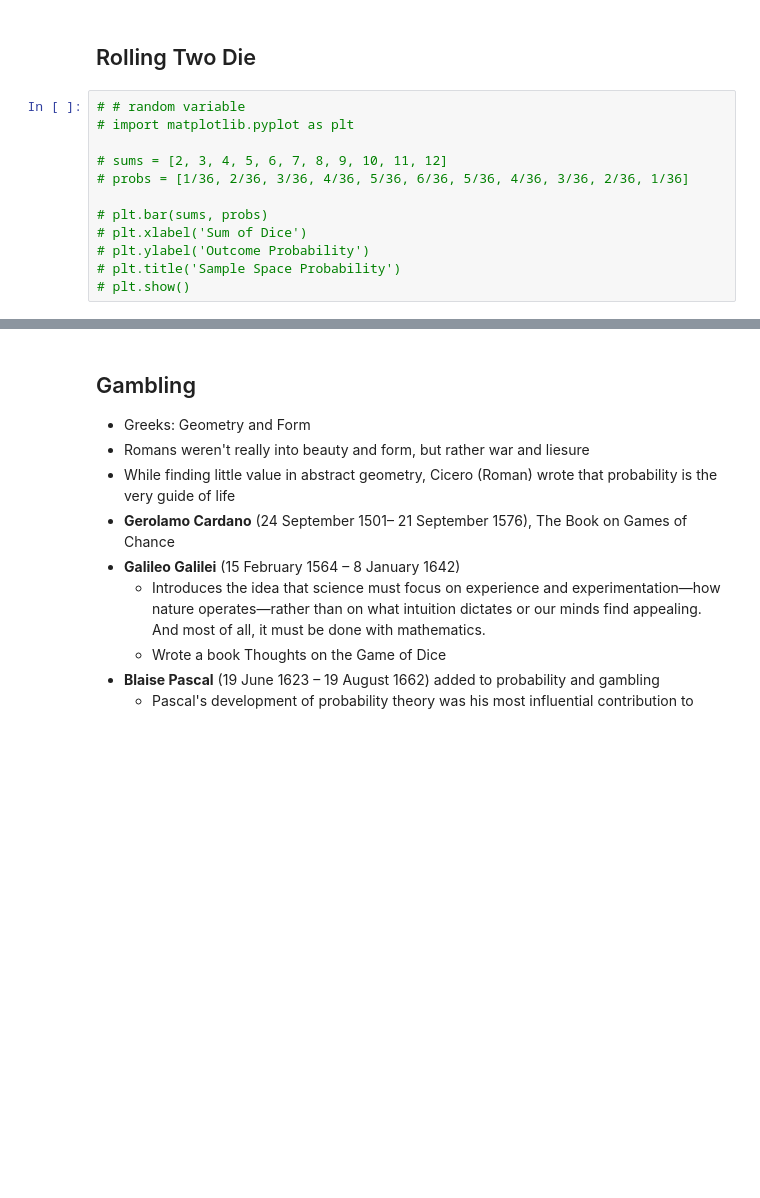
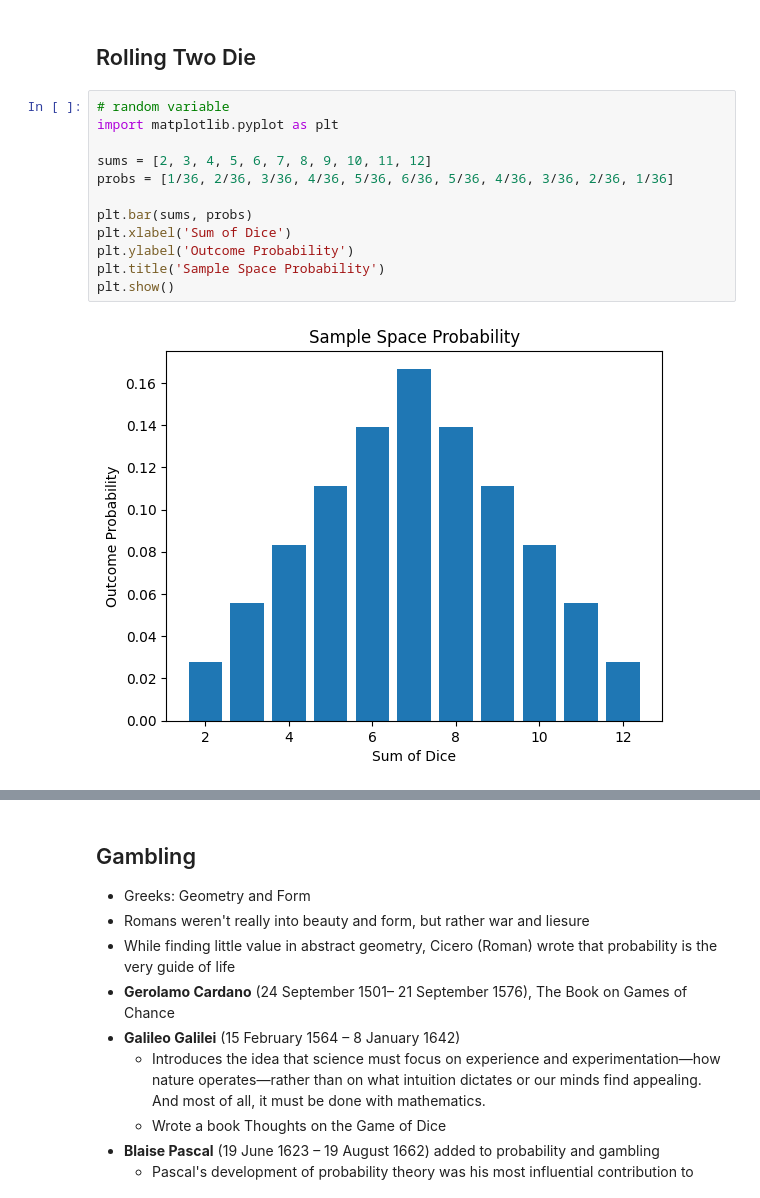
Before and after one commit to BeautyKabore/UNT-DTSC-4050, a Jupyter notebook: Week_04_Probability/Week_04_Probability.ipynb, the cells around one changed output, grey strips where cells are left out. Drawn from its saved outputs; the diff is of its cells as text; blank space fills up the shorter version.

```diff
--- a/Week_04_Probability/Week_04_Probability.ipynb
+++ b/Week_04_Probability/Week_04_Probability.ipynb
@@ -101,15 +103,17 @@ Frequentist vs Bayesian
 # %% [markdown]
 ## Rolling Two Die
 # %%
-# # random variable
-# import matplotlib.pyplot as plt
+# random variable
+import matplotlib.pyplot as plt
 
-# sums = [2, 3, 4, 5, 6, 7, 8, 9, 10, 11, 12]
-# probs = [1/36, 2/36, 3/36, 4/36, 5/36, 6/36, 5/36, 4/36, 3/36, 2/36, 1/36]
+sums = [2, 3, 4, 5, 6, 7, 8, 9, 10, 11, 12]
+probs = [1/36, 2/36, 3/36, 4/36, 5/36, 6/36, 5/36, 4/36, 3/36, 2/36, 1/36]
 
-# plt.bar(sums, probs)
-# plt.xlabel('Sum of Dice')
-# plt.ylabel('Outcome Probability')
-# plt.title('Sample Space Probability')
-# plt.show()
+plt.bar(sums, probs)
+plt.xlabel('Sum of Dice')
+plt.ylabel('Outcome Probability')
+plt.title('Sample Space Probability')
+plt.show()
+# %% [output]
+[figure, added]
 # %%
```
Also changed, not shown: parts of 18 cells of this notebook.
